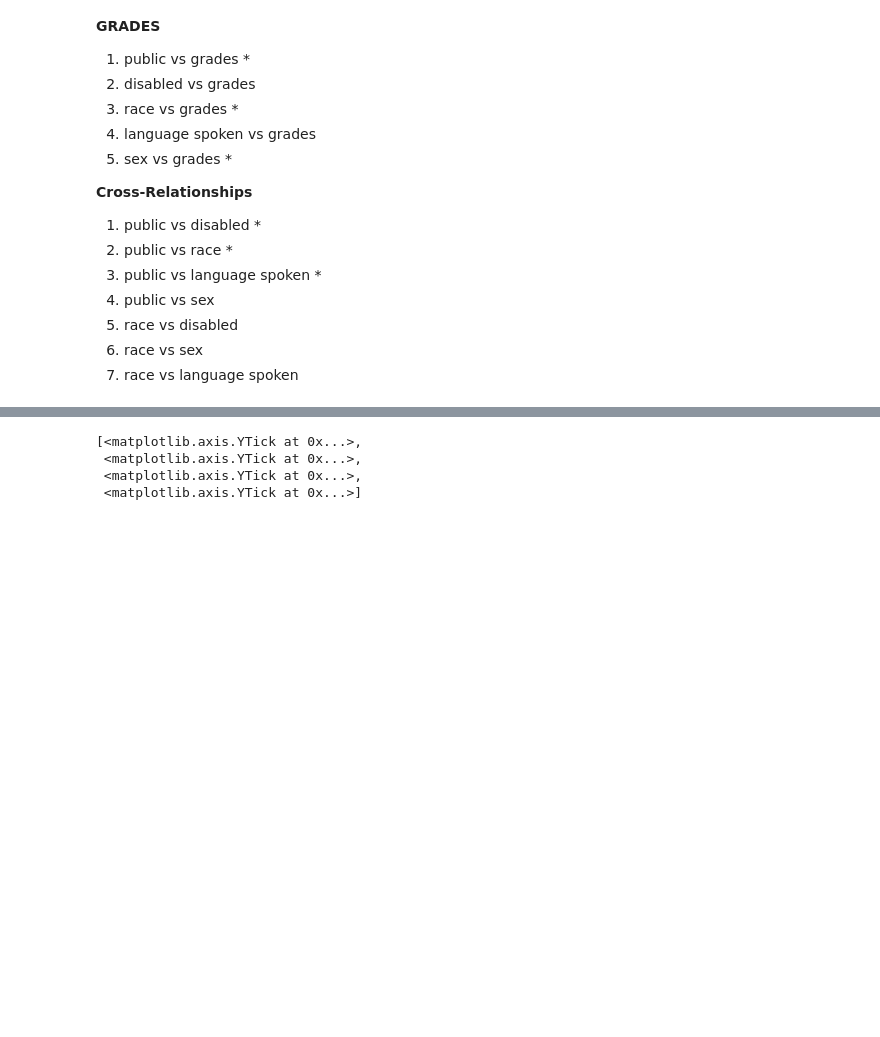
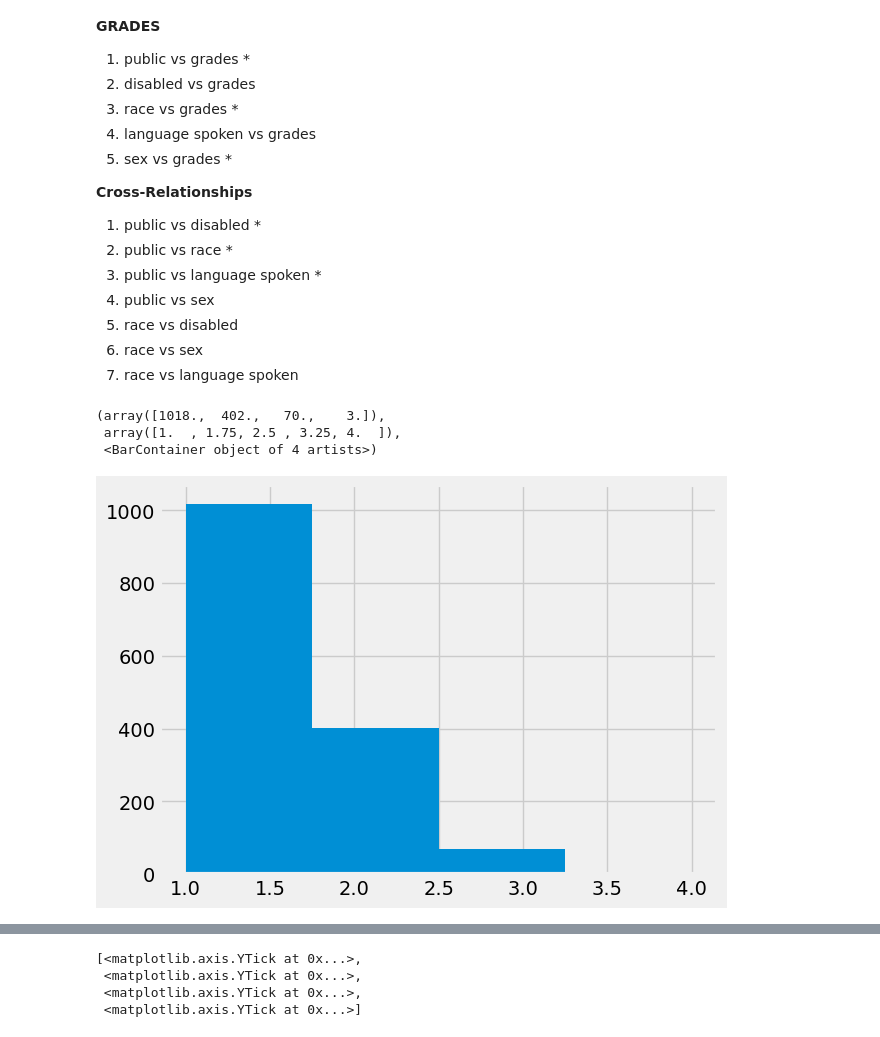
Before and after one commit to mattzhao-R/data-118, a Jupyter notebook: Project118_Fall22.ipynb, the cells around one changed output, grey strips where cells are left out. Drawn from its saved outputs; the diff is of its cells as text; code cells hidden in the pictures; blank space fills up the shorter version.

```diff
--- a/Project118_Fall22.ipynb
+++ b/Project118_Fall22.ipynb
@@ -198,6 +198,13 @@ race_txt = """1 White, non-Hispanic
 4 Asian or Pacific Islander, non-Hispanic
 5 All other races and multiple races, non-Hispanic
 """
+# %%
+plt.hist(df_c[df_c['EDCPUB']==2]['SEGRADES'],bins=4)
+# %% [output]
+(array([1018.,  402.,   70.,    3.]),
+ array([1.  , 1.75, 2.5 , 3.25, 4.  ]),
+ <BarContainer object of 4 artists>)
+[figure, added]
 # %%
 #lang_map = {int(val.split(' ')[0]):' '.join(val.split(' ')[1:]) for val in lang_txt.split('\n') if val != ''}
 lang_map = {1:'Cannot Speak',2:'English',3:'Spanish',4:'E&S',5:'Other',6:'E&Other'}
```
Also changed, not shown: parts of 17 cells of this notebook.
